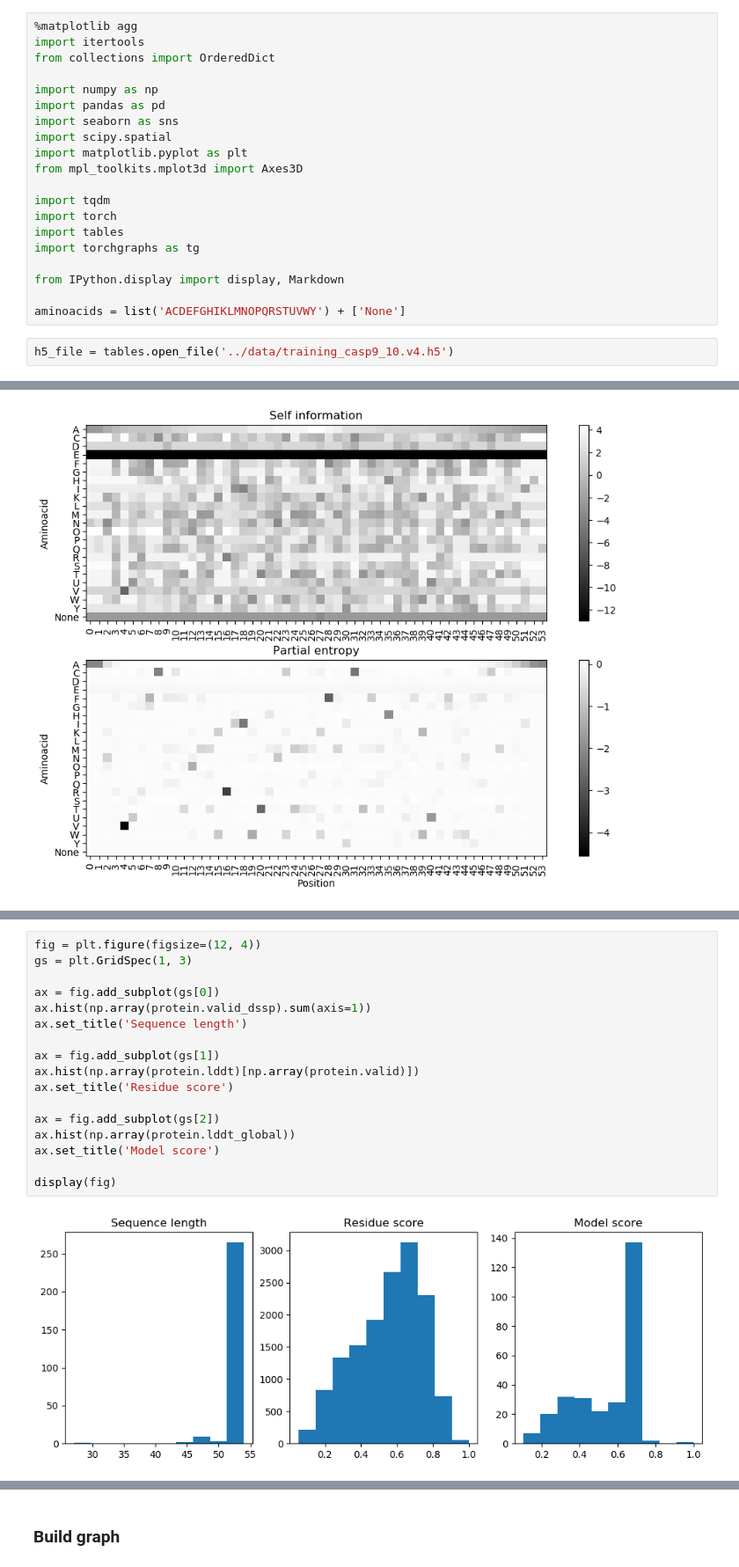
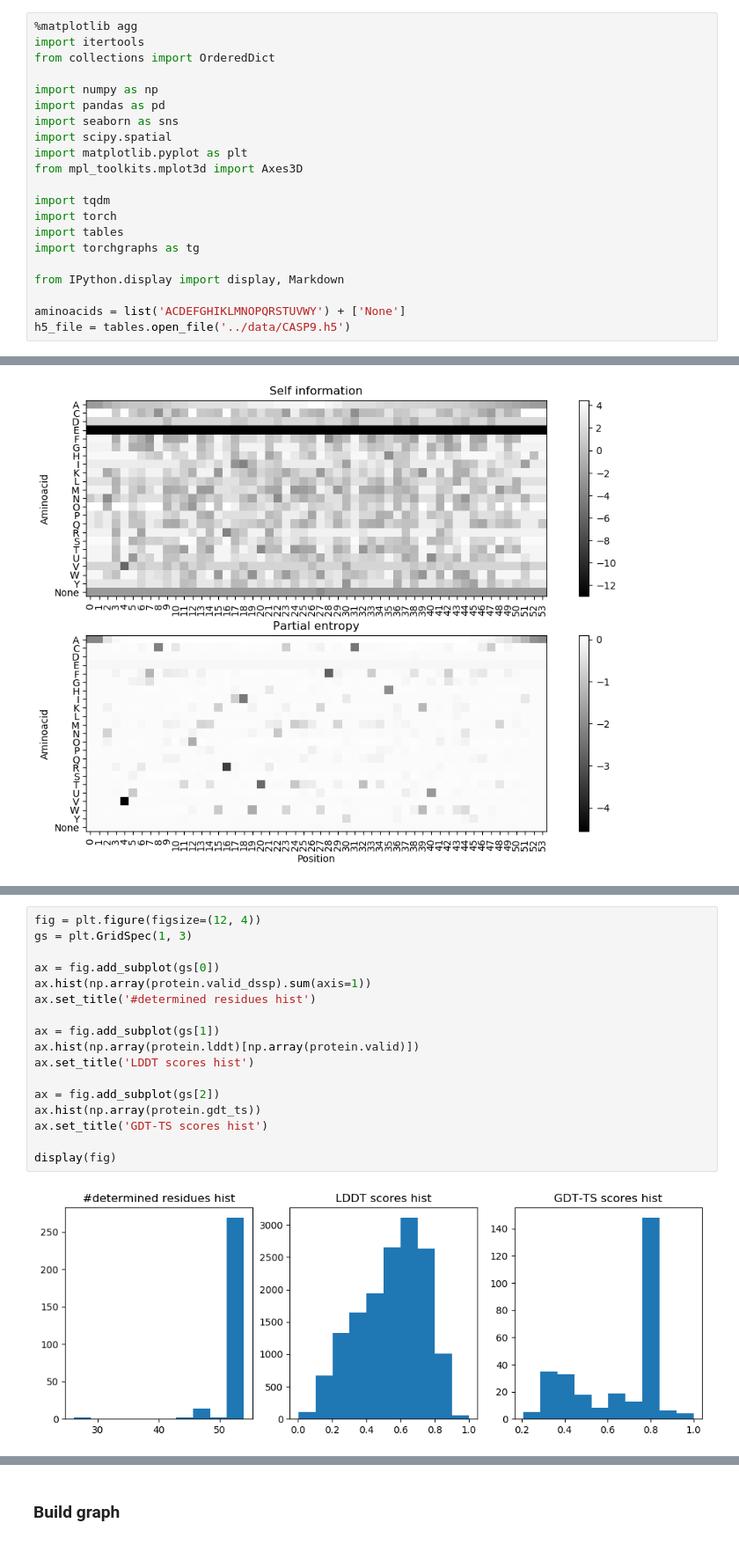
Before and after one commit to baldassarreFe/graphqa, a Jupyter notebook: notebooks/Dataset.ipynb, the cells around one changed output, grey strips where cells are left out. Shown at 88% size. Saved outputs shown, nothing was run; the diff lists cells and outputs as text.

```diff
--- a/notebooks/Dataset.ipynb
+++ b/notebooks/Dataset.ipynb
@@ -18,8 +18,7 @@ import torchgraphs as tg
 from IPython.display import display, Markdown
 
 aminoacids = list('ACDEFGHIKLMNOPQRSTUVWY') + ['None']
+h5_file = tables.open_file('../data/CASP9.h5')
-# %%
-h5_file = tables.open_file('../data/training_casp9_10.v4.h5')
 # %% [markdown]
 ## All proteins
 # %%
@@ -167,19 +170,19 @@ display(fig)
 # %%
 fig = plt.figure(figsize=(12, 4))
 gs = plt.GridSpec(1, 3)
 
 ax = fig.add_subplot(gs[0])
 ax.hist(np.array(protein.valid_dssp).sum(axis=1))
-ax.set_title('Sequence length')
+ax.set_title('#determined residues hist')
 
 ax = fig.add_subplot(gs[1])
 ax.hist(np.array(protein.lddt)[np.array(protein.valid)])
-ax.set_title('Residue score')
+ax.set_title('LDDT scores hist')
 
 ax = fig.add_subplot(gs[2])
-ax.hist(np.array(protein.lddt_global))
-ax.set_title('Model score')
+ax.hist(np.array(protein.gdt_ts))
+ax.set_title('GDT-TS scores hist')
 
 display(fig)
 # %% [output]
-[figure, old version]
+[figure, new version]
```
Also changed, not shown: parts of 14 cells of this notebook, 5 other files.
